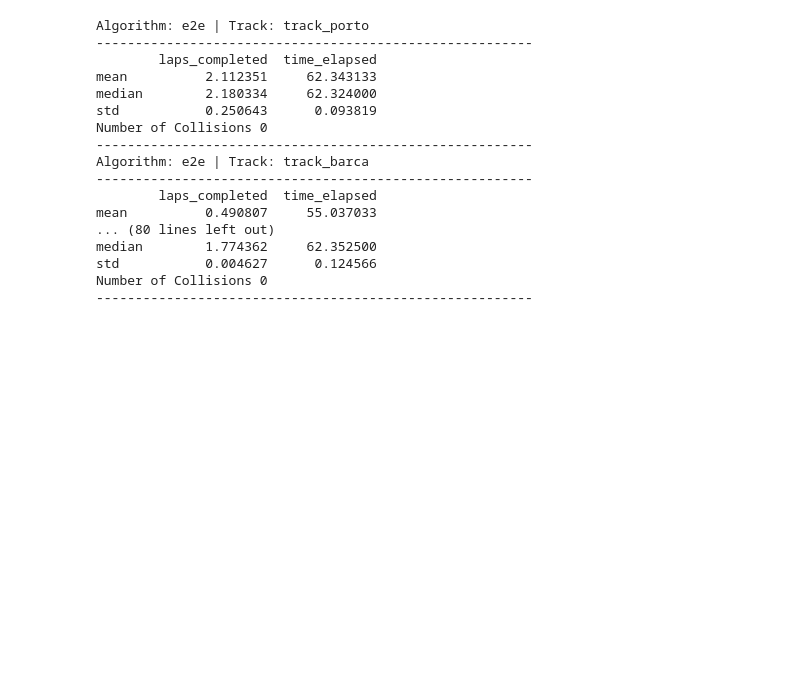
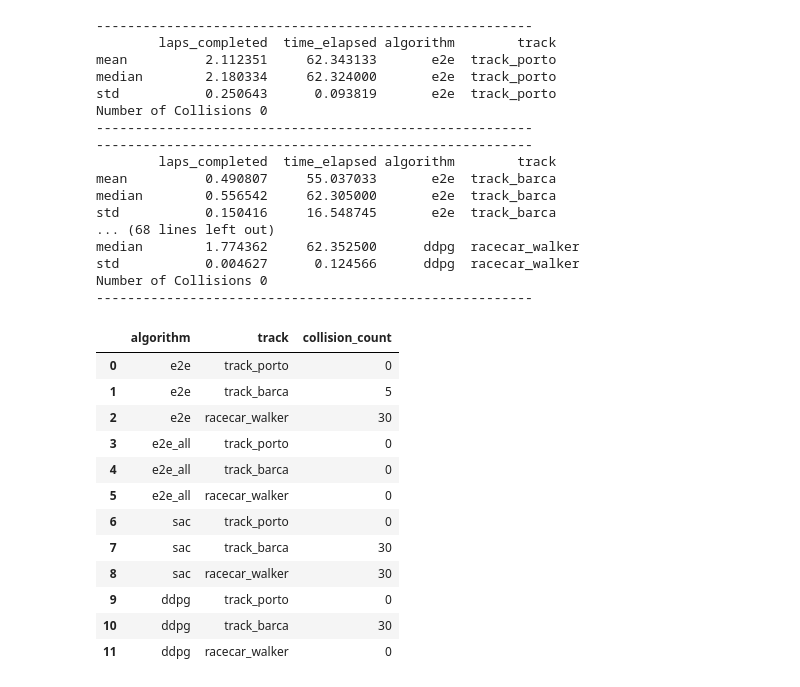
Before and after one commit to pmusau17/Platooning-F1Tenth, a Jupyter notebook: src/race/logs/AggregrateResults.ipynb, the cells around one changed output. Saved outputs shown, nothing was run; the diff lists cells and outputs as text; code cells hidden in the pictures; blank space fills up the shorter version.

```diff
--- a/src/race/logs/AggregrateResults.ipynb
+++ b/src/race/logs/AggregrateResults.ipynb
@@ -11,38 +11,63 @@ progress_file_str = "progress_{}_{}.csv"
 algorithms = ["e2e","e2e_all","sac","ddpg"]
 tracks = ["track_porto","track_barca","racecar_walker"]
 # %%
+collisions_dfs = []
+progress_dfs = []
 for i in algorithms:
     for j in tracks:
         collision_path = collisions_file_str.format(i,j)
         progress_path = progress_file_str.format(i,j)
-        print("Algorithm:",i,"| Track:",j)
+        #print("Algorithm:",i,"| Track:",j)
         print('--------------------------------------------------------')
         df = pd.read_csv(progress_path).iloc[:30].rename(columns=lambda col: col.strip())
         df = df[df.columns[:2]].agg(['mean', 'median','std'])
+        df['algorithm'] = i
+        df['track'] = j
         print(df)
         if(os.path.exists(collision_path)):
             c_df = pd.read_csv(collision_path).rename(columns=lambda col: col.strip())
             col_count = c_df[c_df["experiment_number"]<=30].shape[0]
+            row = [[i,j,col_count]]
             print("Number of Collisions",col_count)
         else:
+            row = [[i,j,0]]
             print("Number of Collisions",0)
-
+        row_df = pd.DataFrame(row,columns=['algorithm','track','collision_count'])
+        collisions_dfs.append(row_df)
+        progress_dfs.append(df)
         print('--------------------------------------------------------')
 # %% [output]
-Algorithm: e2e | Track: track_porto
 --------------------------------------------------------
-        laps_completed  time_elapsed
-mean          2.112351     62.343133
-median        2.180334     62.324000
-std           0.250643      0.093819
+        laps_completed  time_elapsed algorithm        track
+mean          2.112351     62.343133       e2e  track_porto
+median        2.180334     62.324000       e2e  track_porto
+std           0.250643      0.093819       e2e  track_porto
 Number of Collisions 0
 --------------------------------------------------------
-Algorithm: e2e | Track: track_barca
 --------------------------------------------------------
-        laps_completed  time_elapsed
-mean          0.490807     55.037033
-... (80 lines left out)
-median        1.774362     62.352500
-std           0.004627      0.124566
+        laps_completed  time_elapsed algorithm        track
+mean          0.490807     55.037033       e2e  track_barca
+median        0.556542     62.305000       e2e  track_barca
+std           0.150416     16.548745       e2e  track_barca
+... (68 lines left out)
+median        1.774362     62.352500      ddpg  racecar_walker
+std           0.004627      0.124566      ddpg  racecar_walker
 Number of Collisions 0
 --------------------------------------------------------
+# %%
+collisions = pd.concat(collisions_dfs).reset_index().drop(columns="index")
+collisions
+# %% [output]
+|  | algorithm | track | collision_count |
+| 0 | e2e | track_porto | 0 |
+| 1 | e2e | track_barca | 5 |
+| 2 | e2e | racecar_walker | 30 |
+| 3 | e2e_all | track_porto | 0 |
+| 4 | e2e_all | track_barca | 0 |
+| 5 | e2e_all | racecar_walker | 0 |
+| 6 | sac | track_porto | 0 |
+| 7 | sac | track_barca | 30 |
+| 8 | sac | racecar_walker | 30 |
+| 9 | ddpg | track_porto | 0 |
+| 10 | ddpg | track_barca | 30 |
+| 11 | ddpg | racecar_walker | 0 |
```
Also changed, not shown: parts of 2 cells of this notebook.
